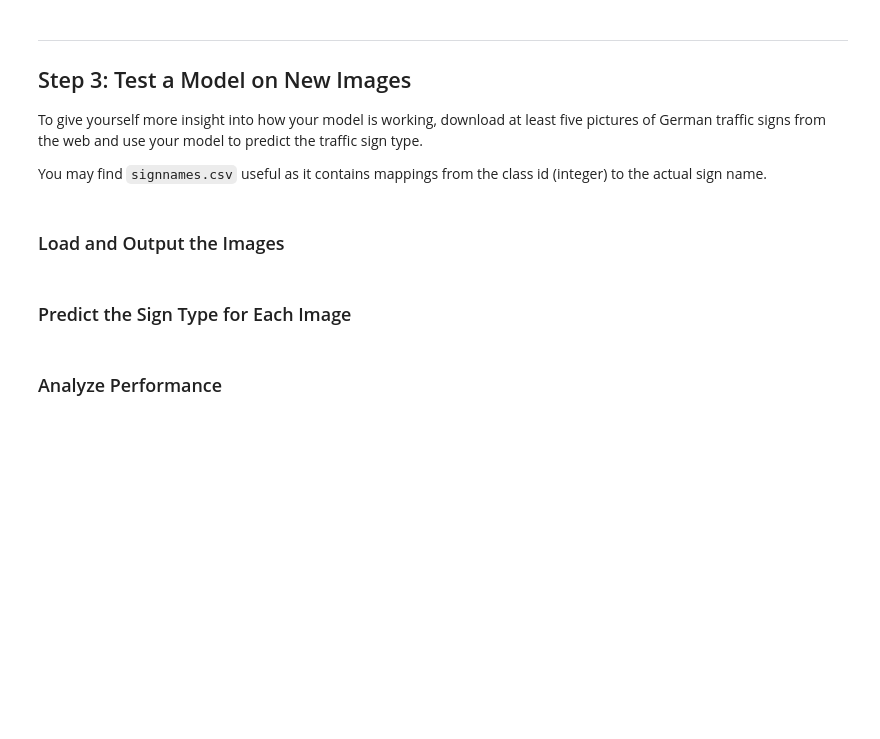
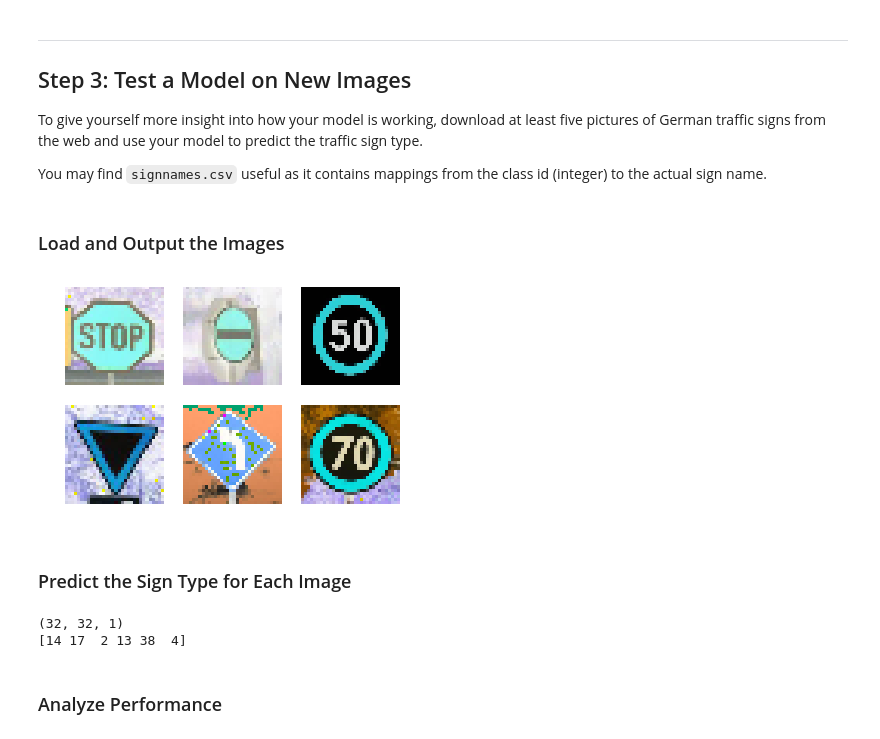
Before and after one commit to AnkS4/Traffic-Sign-Classifier, a Jupyter notebook: Traffic_Sign_Classifier.ipynb, the cells around one changed output. Cells and saved outputs as stored; diff of their text form; code cells hidden in the pictures; blank space fills up the shorter version.

Commit message:
tested the model on new images

```diff
--- a/Traffic_Sign_Classifier.ipynb
+++ b/Traffic_Sign_Classifier.ipynb
@@ -345,7 +345,7 @@ x = tf.placeholder(tf.float32, (None, 32, 32, 1))
 y = tf.placeholder(tf.int32, (None))
 one_hot_y = tf.one_hot(y, 43)
 # %%
-rate = 0.001
+rate = 0.002
 
 logits = LeNet(x)
 cross_entropy = tf.nn.softmax_cross_entropy_with_logits(labels=one_hot_y, logits=logits)
@@ -439,0 +437,15 @@ You may find `signnames.csv` useful as it contains mappings from the class id (i
+# %%
+### Load the images and plot them here.
+### Feel free to use as many code cells as needed.
+new_images = np.zeros([6, 32, 32, 3])
+f_list = ['img1.jpg', 'img2.jpg', 'img3.jpg', 'img4.jpg', 'img5.jpg', 'img6.jpg']
+for i, t in enumerate(f_list):
+    test_image = cv2.imread(t)
+    new_image = cv2.cvtColor(test_image, cv2.COLOR_BGR2RGB)
+    new_images[i] = cv2.resize(new_image, (32, 32))
+
+    plt.subplot(2, 3, i+1)
+    plt.imshow(new_images[i])
+    plt.axis('off')
+# %% [output]
+[figure, added]
@@ -443,6 +457,17 @@ You may find `signnames.csv` useful as it contains mappings from the class id (i
 ### Run the predictions here and use the model to output the prediction for each image.
 ### Make sure to pre-process the images with the same pre-processing pipeline used earlier.
 ### Feel free to use as many code cells as needed.
+
+test_image_num = len(new_images)
+with tf.Session() as sess:
+    saver.restore(sess, tf.train.latest_checkpoint('.'))
+
+    new_images_normalized = normalized_gray(new_images)
+    results = np.argmax(np.array(sess.run(logits, feed_dict={x: new_images_normalized})),axis = 1)
+print(results)
+# %% [output]
+(32, 32, 1)
+[14 17  2 13 38  4]
 # %% [markdown]
 ### Analyze Performance
 # %%
```
Also changed, not shown: parts of 6 cells of this notebook.
